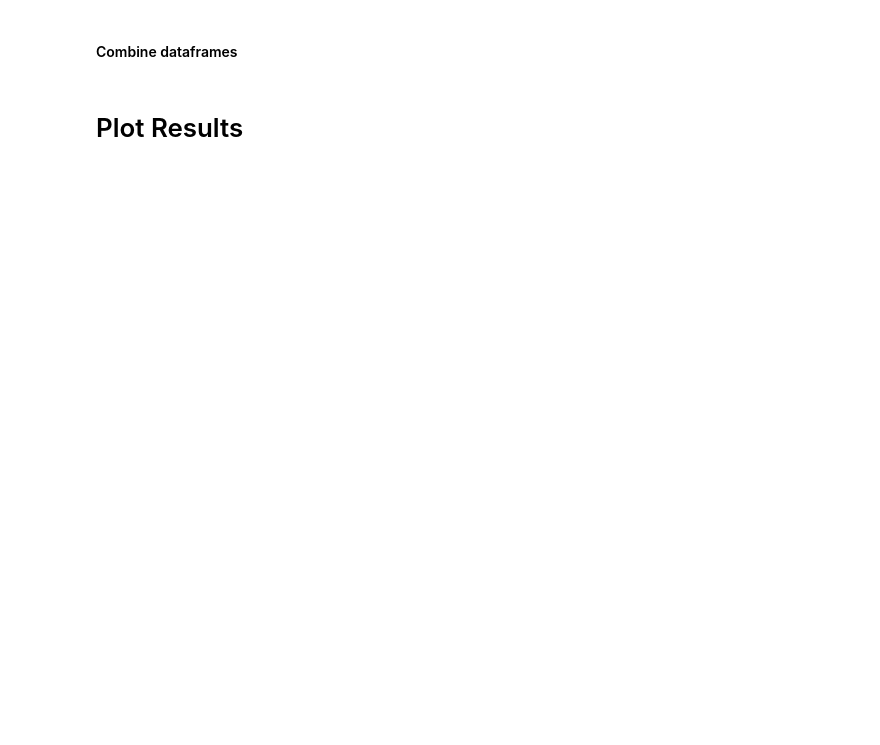
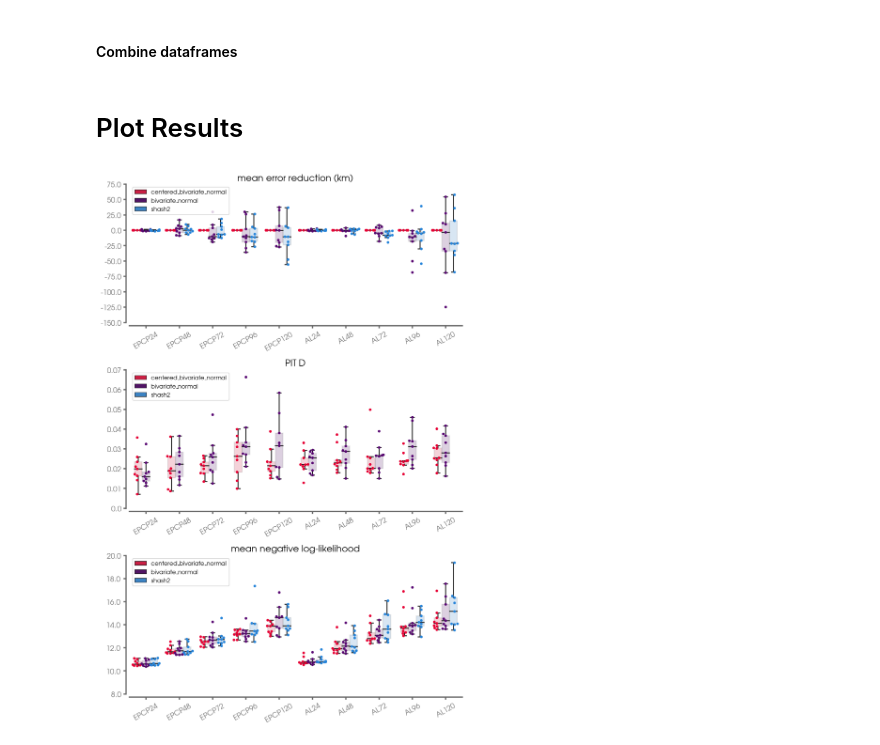
Before and after one commit to mafern/tcane_track, a Jupyter notebook: bivariate_normal/_metric_compare.ipynb, the cells around one changed output. Drawn from its saved outputs; the diff is of its cells as text; code cells hidden in the pictures; blank space fills up the shorter version.

Commit message:
removed obsolete centered directory, modified metrics to be saved in metrics folder instead of incorrectly named predictions folder, made new comparison figure

```diff
--- a/bivariate_normal/_metric_compare.ipynb
+++ b/bivariate_normal/_metric_compare.ipynb
@@ -44,7 +44,7 @@ tf.config.set_visible_devices([], "GPU")  # turn-off tensorflow-metal if it is o
 
 DATA_PATH = "../data/"
 MODEL_PATH = "saved_models/"
-METRIC_PATH = "saved_predictions/"
+METRIC_PATH = "saved_metrics/"
 SPLIT_METRIC_PATH = "../split_shash/saved_metrics/"
 FIGURE_PATH = "figures/analysis_plots/"
 # %%
@@ -291,4 +296,80 @@ if BEST_VAL:
 df_metrics_combined = pd.concat([df_metrics, df_metrics_split])
 # %% [markdown]
 # Plot Results
+# %%
+FS = 14
+
+colors = cmr.take_cmap_colors('cmr.guppy', 3, cmap_range=(0.2, .8), return_fmt='hex')
+panel_letters = ('(a)','(b)','(c)','(d)')
+x_axis_list = ("basin_lead",)#("basin_lead", "exp_name")
+
+metric_data = ''
+metric_list = (
+    'mean_error_reduction_test',
+    'pit_D_valtest',
+    'neg_log_like_test',
+)
+title_text = (
+    'mean error reduction (km)',
+    'PIT D',
+    'mean negative log-likelihood',
+)
+
+for x_axis in x_axis_list:
+    f, axs = plt.subplots(3, 1, figsize=(8,12),dpi=200)
+    axs = axs.flatten()
+
+    for imetric, metric in enumerate(metric_list):
+        ax = axs[imetric]
+        g1 = sns.boxplot(x=x_axis,
+                         y=metric,
+                         hue="uncertainty_type",
+                         data=df_metrics_combined,
+                         palette=colors,
+                         width=.7,
+                         dodge=True,
+                         boxprops={'alpha':.2,
+                                   'edgecolor': 'gray',
+                                  },
+                         fliersize=0,
+                         ax=ax)
+        g2 = sns.swarmplot(x=x_axis,
+                           y=metric,
+                           hue="uncertainty_type",
+                           palette=colors,
+                           data=df_metrics_combined,
+                           size=4,
+                           dodge=True,
+                           ax=ax)
+
+        handles, labels = ax.get_legend_handles_labels()
+        l = ax.legend(handles[0:int(len(labels)/2)], labels[0:int(len(labels)/2)],
+                       # bbox_to_anchor=(1.05, 1),
+                       loc=2,
+                       fontsize=9,
+                       # borderaxespad=0.,
+                      )
+        # ax.get_legend().remove()
+        ax.set_title(title_text[imetric],
+                     fontsize=FS,
+                     color='k',
+                    )
+
+        x_tick_labels = ax.get_xticklabels()
+        y_tick_labels = ax.get_yticklabels()
+        yticks = np.around(ax.get_yticks(),3)
+
+        format_spines(ax)
+        ax.set_xticklabels(x_tick_labels,rotation = 30,fontsize=FS*.8)
+        ax.set_xlabel('')
+        ax.set_yticks(yticks)
+        ax.set_yticklabels(yticks,fontsize=FS*.8)
+        ax.set_ylabel('')
+
+
+    plt.tight_layout()
+    # plt.savefig(FIGURE_PATH + 'compare_NLL_split_centered_and_bivariate_normal_boxplots.png', dpi=dpiFig, bbox_inches='tight')
+    plt.show()
+# %% [output]
+[figure, added]
 # %%
```
Also changed, not shown: parts of 4 cells of this notebook, 15 other files.
